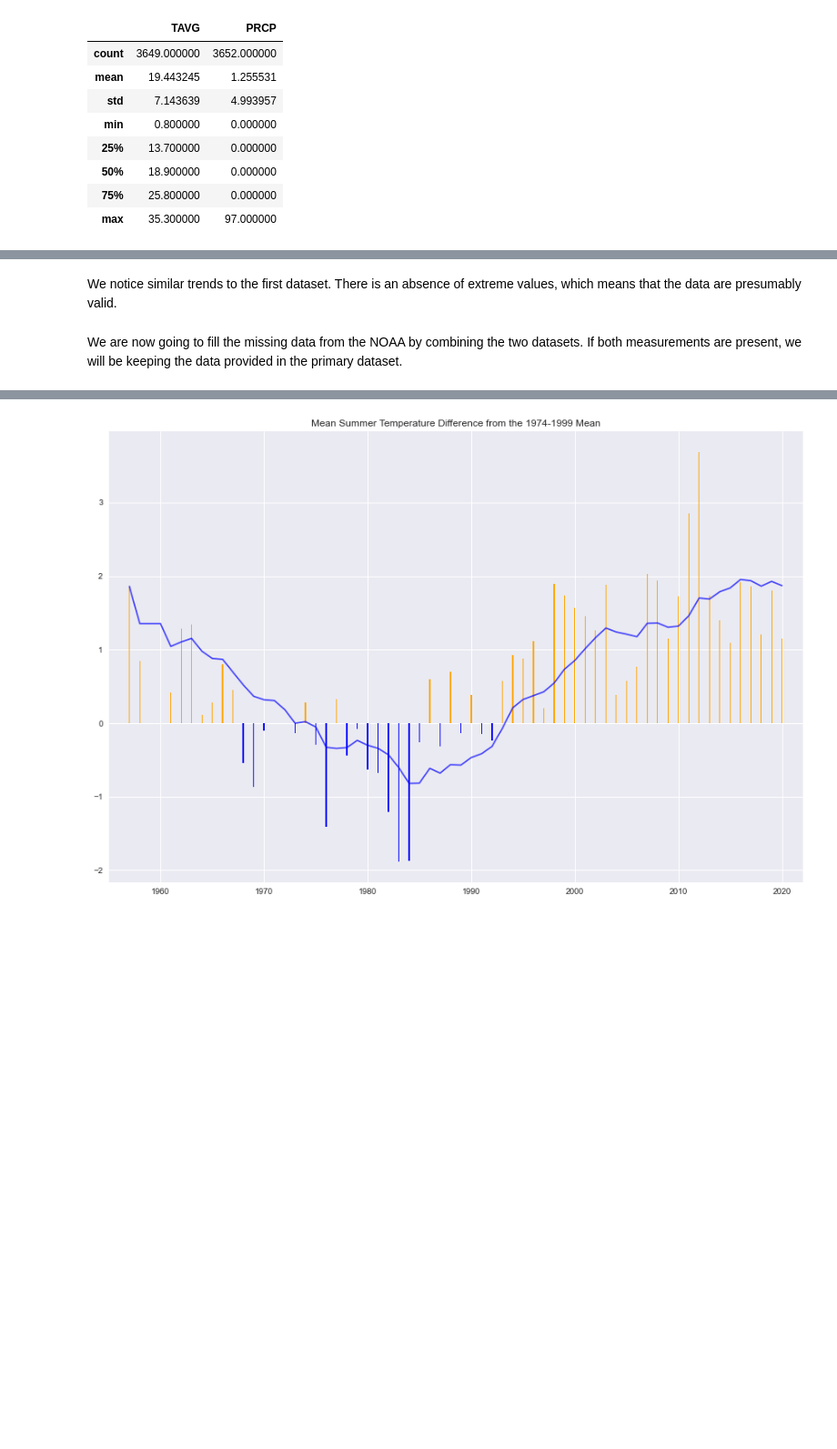
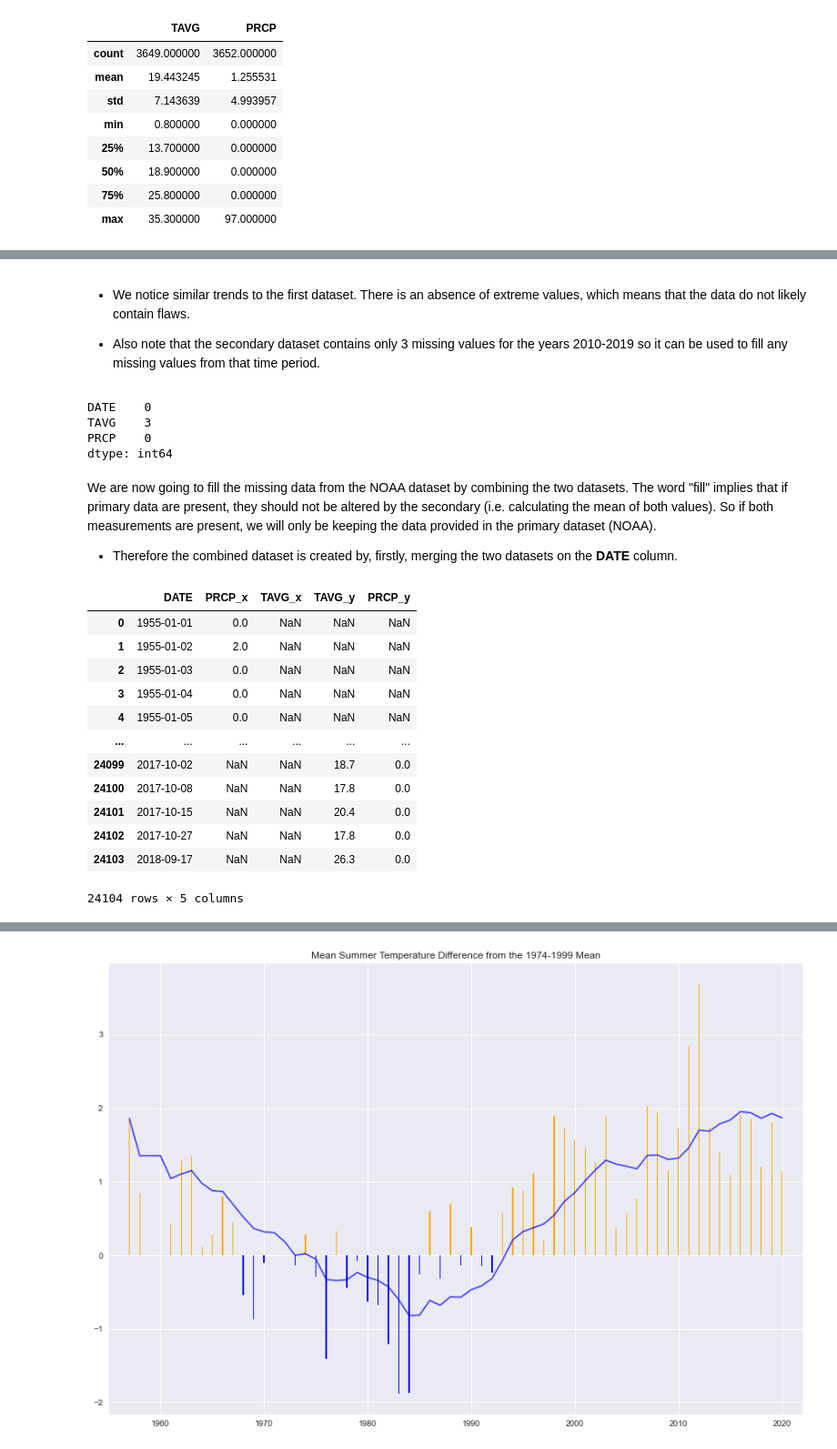
Before and after one commit to gliargovas/AML_2021_Assignments, a Jupyter notebook: Assignment1.ipynb, the cells around one changed output, grey strips where cells are left out. Shown at 91% size. Cells and saved outputs as stored; diff of their text form; code cells hidden in the pictures; blank space fills up the shorter version.

```diff
--- a/Assignment1.ipynb
+++ b/Assignment1.ipynb
@@ -245,4 +225,32 @@ Name: PRCP, Length: 371, dtype: int64
 # %% [markdown]
-We notice similar trends to the first dataset. There is an absence of extreme values, which means that the data are presumably valid.
+* We notice similar trends to the first dataset. There is an absence of extreme values, which means that the data do not likely contain flaws.
+
+* Also note that the secondary dataset contains only 3 missing values for the years 2010-2019 so it can be used to fill any missing values from that time period.
+# %%
+secondary_data.isna().sum()
+# %% [output]
+DATE    0
+TAVG    3
+PRCP    0
+dtype: int64
 # %% [markdown]
-We are now going to fill the missing data from the NOAA by combining the two datasets. If both measurements are present, we will be keeping the data provided in the primary dataset.
+We are now going to fill the missing data from the NOAA dataset by combining the two datasets. The word "fill" implies that if primary data are present, they should not be altered by the secondary (i.e.  calculating the mean of both values). So if both measurements are present, we will only be keeping the data provided in the primary dataset (NOAA).
+
+* Therefore the combined dataset is created by, firstly, merging the two datasets on the **DATE** column.
+# %%
+combined_data = pd.merge(data, secondary_data, on="DATE", how="outer")
+combined_data
+# %% [output]
+|  | DATE | PRCP_x | TAVG_x | TAVG_y | PRCP_y |
+| 0 | 1955-01-01 | 0.0 | NaN | NaN | NaN |
+| 1 | 1955-01-02 | 2.0 | NaN | NaN | NaN |
+| 2 | 1955-01-03 | 0.0 | NaN | NaN | NaN |
+| 3 | 1955-01-04 | 0.0 | NaN | NaN | NaN |
+| 4 | 1955-01-05 | 0.0 | NaN | NaN | NaN |
+| ... | ... | ... | ... | ... | ... |
+| 24099 | 2017-10-02 | NaN | NaN | 18.7 | 0.0 |
+| 24100 | 2017-10-08 | NaN | NaN | 17.8 | 0.0 |
+| 24101 | 2017-10-15 | NaN | NaN | 20.4 | 0.0 |
+| 24102 | 2017-10-27 | NaN | NaN | 17.8 | 0.0 |
+| 24103 | 2018-09-17 | NaN | NaN | 26.3 | 0.0 |
+24104 rows × 5 columns
```
Also changed, not shown: parts of 67 cells of this notebook, 1 other file.
